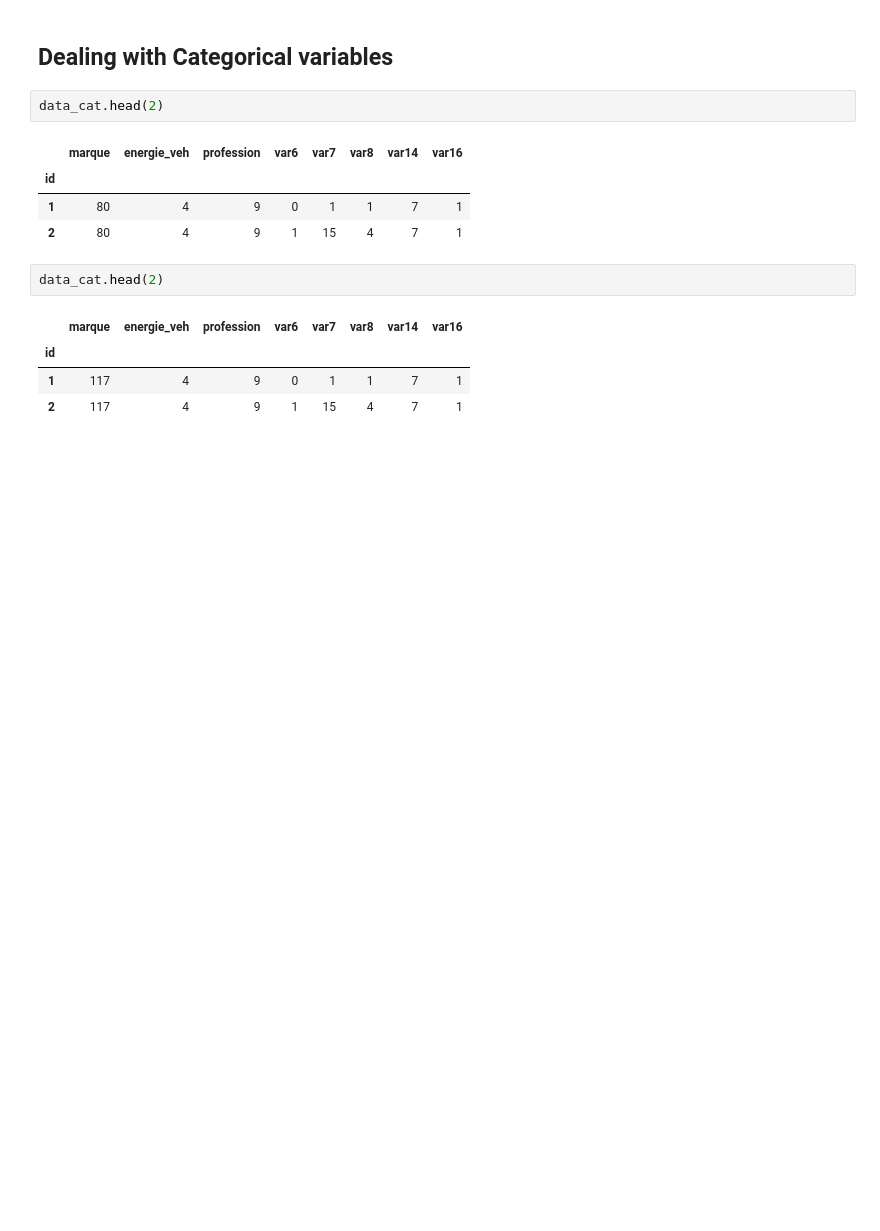
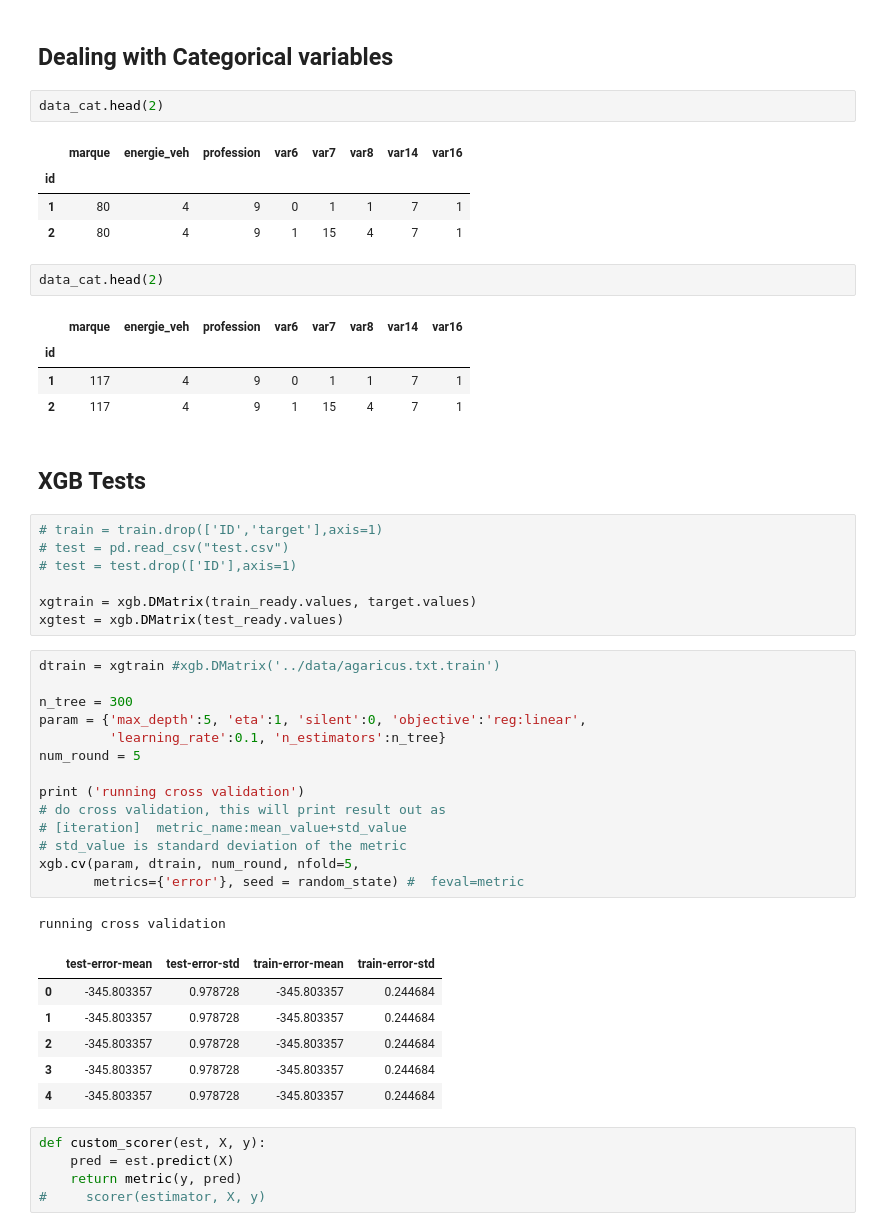
Before and after one commit to re9ulus/df_contests, a Jupyter notebook: fr_formule_de_pricing/fr_contest.ipynb, the cells around one changed output. Drawn from its saved outputs; the diff is of its cells as text; blank space fills up the shorter version.

```diff
--- a/fr_formule_de_pricing/fr_contest.ipynb
+++ b/fr_formule_de_pricing/fr_contest.ipynb
@@ -231,3 +335,39 @@ data_cat.head(2)
 | id |  |  |  |  |  |  |  |  |
 | 1 | 117 | 4 | 9 | 0 | 1 | 1 | 7 | 1 |
 | 2 | 117 | 4 | 9 | 1 | 15 | 4 | 7 | 1 |
+# %% [markdown]
+## XGB Tests
+# %%
+# train = train.drop(['ID','target'],axis=1)
+# test = pd.read_csv("test.csv")
+# test = test.drop(['ID'],axis=1)
+
+xgtrain = xgb.DMatrix(train_ready.values, target.values)
+xgtest = xgb.DMatrix(test_ready.values)
+# %%
+dtrain = xgtrain #xgb.DMatrix('../data/agaricus.txt.train')
+
+n_tree = 300
+param = {'max_depth':5, 'eta':1, 'silent':0, 'objective':'reg:linear',
+         'learning_rate':0.1, 'n_estimators':n_tree}
+num_round = 5
+
+print ('running cross validation')
+# do cross validation, this will print result out as
+# [iteration]  metric_name:mean_value+std_value
+# std_value is standard deviation of the metric
+xgb.cv(param, dtrain, num_round, nfold=5,
+       metrics={'error'}, seed = random_state) #  feval=metric
+# %% [output]
+running cross validation
+|  | test-error-mean | test-error-std | train-error-mean | train-error-std |
+| 0 | -345.803357 | 0.978728 | -345.803357 | 0.244684 |
+| 1 | -345.803357 | 0.978728 | -345.803357 | 0.244684 |
+| 2 | -345.803357 | 0.978728 | -345.803357 | 0.244684 |
+| 3 | -345.803357 | 0.978728 | -345.803357 | 0.244684 |
+| 4 | -345.803357 | 0.978728 | -345.803357 | 0.244684 |
+# %%
+def custom_scorer(est, X, y):
+    pred = est.predict(X)
+    return metric(y, pred)
+#     scorer(estimator, X, y)
```
Also changed, not shown: parts of 20 cells of this notebook, 6 other files.
